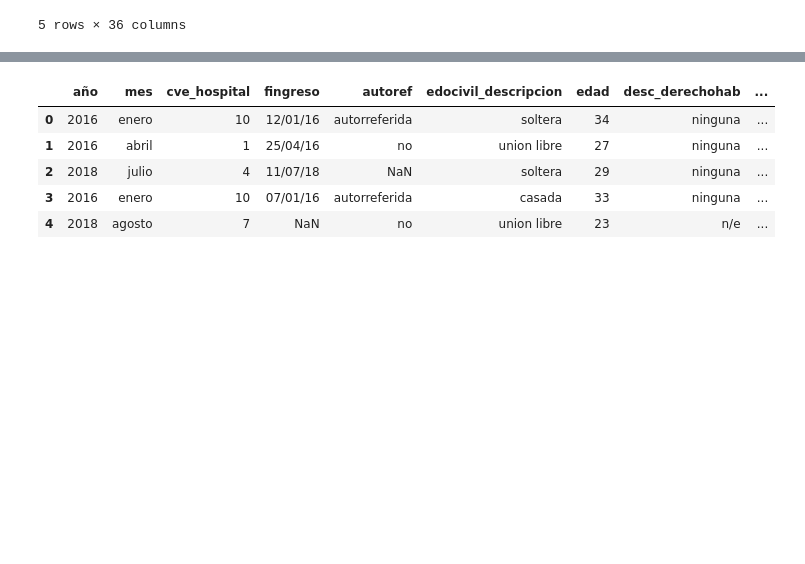
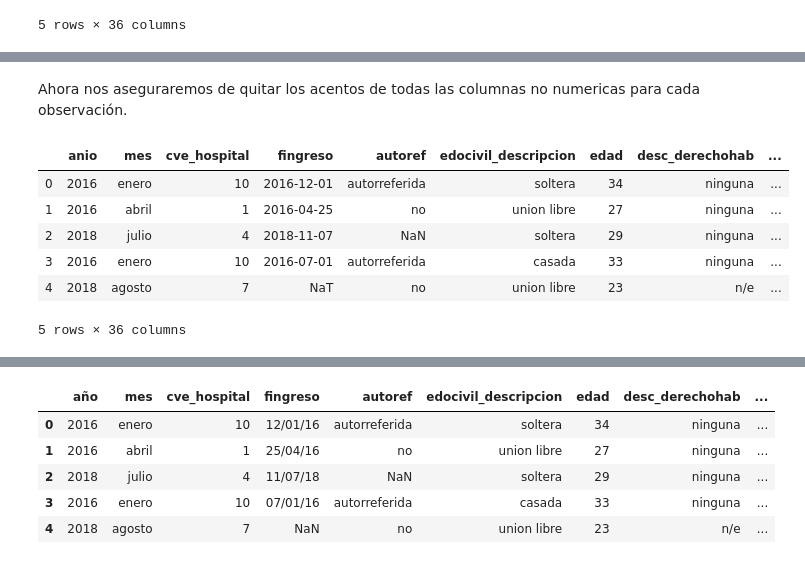
Before and after one commit to erodriguezul/ICD_Proyecto1, a Jupyter notebook: MasterEDA.ipynb, the cells around one changed output, grey strips where cells are left out. Drawn from its saved outputs; the diff is of its cells as text; code cells hidden in the pictures; blank space fills up the shorter version.

```diff
--- a/MasterEDA.ipynb
+++ b/MasterEDA.ipynb
@@ -54,0 +410,13 @@ datos_sin_acentos.head()
+# %% [markdown]
+Ahora nos aseguraremos de quitar los acentos de todas las columnas no numericas para cada observación.
+# %%
+datos_sin_acentos = transform_data.data_sin_acentos(datos_lower)
+datos_sin_acentos.head()
+# %% [output]
+|  | anio | mes | cve_hospital | fingreso | autoref | edocivil_descripcion | edad | desc_derechohab | ... |
+| 0 | 2016 | enero | 10 | 2016-12-01 | autorreferida | soltera | 34 | ninguna | ... |
+| 1 | 2016 | abril | 1 | 2016-04-25 | no | union libre | 27 | ninguna | ... |
+| 2 | 2018 | julio | 4 | 2018-11-07 | NaN | soltera | 29 | ninguna | ... |
+| 3 | 2016 | enero | 10 | 2016-07-01 | autorreferida | casada | 33 | ninguna | ... |
+| 4 | 2018 | agosto | 7 | NaT | no | union libre | 23 | n/e | ... |
+5 rows × 36 columns
```
Also changed, not shown: parts of 55 cells of this notebook.
